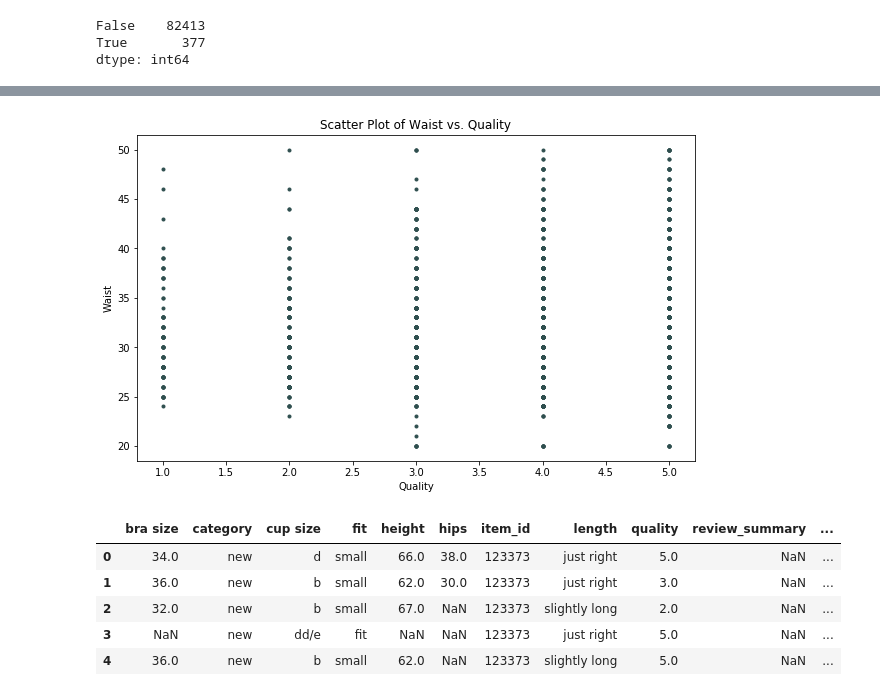
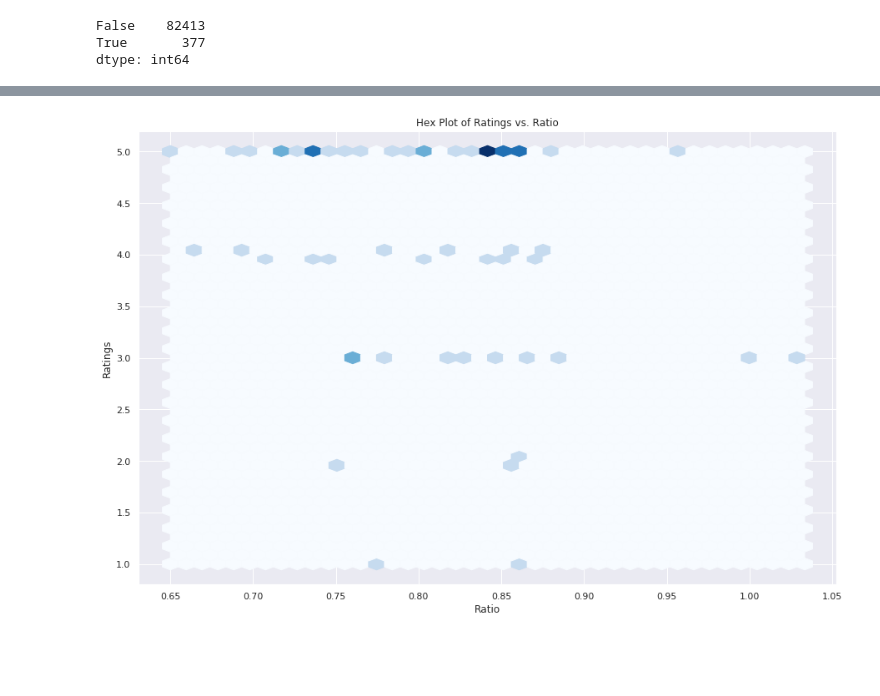
Before and after one commit to CliffordBridges/Whose-Clothes-Fit-Well, a Jupyter notebook: Allan_EDA_Cleaning.ipynb, the cells around one changed output, grey strips where cells are left out. Saved outputs shown, nothing was run; the diff lists cells and outputs as text; code cells hidden in the pictures; blank space fills up the shorter version.

```diff
--- a/Allan_EDA_Cleaning.ipynb
+++ b/Allan_EDA_Cleaning.ipynb
@@ -132,0 +132,11 @@ plt.close()
+# %%
+columns_to_drop_modcloth = [
+    'bust','shoe size','shoe width','category','review_summary','review_text','user_name'
+]
+#create a new data fram to populate missing values  in features where majority are null
+modcloth_sub = modcloth_data.drop(columns_to_drop_modcloth, axis = 1)
+
+#Drop unusable and unnecessary features just to keep original dataframe without over filling the null values
+modcloth_data.drop(columns_to_drop_modcloth, axis = 1,inplace = True)
+
+modcloth_sub.info()
@@ -144,0 +202,3 @@ plt.close()
+# %%
+modcloth_waist = modcloth_data[modcloth_data.waist.isnull()==False]
+modcloth_waist.head()
@@ -144,0 +254,6 @@ plt.close()
+# %%
+x = list(zip(modcloth_waist.waist,modcloth_waist.hips))
+ratios = fxn.hip_waist_ratio(x)
+modcloth_waist.waist = pd.Series(i[0] for i in ratios)
+modcloth_waist.hips = pd.Series(i[1] for i in ratios)
+modcloth_waist.head(10)
@@ -145,27 +272,19 @@ plt.close()
+# %%
+modcloth_waist['hip_waist_ratio'] = modcloth_waist.waist/modcloth_waist.hips
+modcloth_sub['hip_waist_ratio'] = modcloth_sub.waist/modcloth_sub.hips
 # %%
-figure = plt.figure(figsize=(10, 6))
+figure = plt.figure(figsize=(15, 10))
 
 axes = figure.add_subplot(1, 1, 1)
-axes.scatter(  modcloth_data['quality'], modcloth_data['waist'],marker=".", color="darkslategray")
+#axes.scatter(   modcloth_waist['hip_waist_ratio'],modcloth_waist['quality'],marker="o", color="darkslategray", alpha = .4)
+axes.hexbin(modcloth_waist['hip_waist_ratio'],modcloth_waist['quality'], gridsize=40, cmap=cm.Blues)
+axes.set_ylabel("Ratings")
+axes.set_xlabel("Ratio")
+axes.set_title("Hex Plot of Ratings vs. Ratio")
+plt.savefig('Rating_vs_Ratio.png')
 
-axes.set_ylabel("Waist")
-axes.set_xlabel("Quality")
-axes.set_title("Scatter Plot of Waist vs. Quality")
 
 plt.show()
 plt.close()
 # %% [output]
-[figure, old version]
+[figure, new version]
-# %%
-columns_to_drop_modcloth = [
-    'bust','shoe size','shoe width','waist'
-]
-modcloth_sub = modcloth_data.drop(columns_to_drop_modcloth, axis = 1)
-modcloth_sub.head()
-# %% [output]
-|  | bra size | category | cup size | fit | height | hips | item_id | length | quality | review_summary | ... |
-| 0 | 34.0 | new | d | small | 66.0 | 38.0 | 123373 | just right | 5.0 | NaN | ... |
-| 1 | 36.0 | new | b | small | 62.0 | 30.0 | 123373 | just right | 3.0 | NaN | ... |
-| 2 | 32.0 | new | b | small | 67.0 | NaN | 123373 | slightly long | 2.0 | NaN | ... |
-| 3 | NaN | new | dd/e | fit | NaN | NaN | 123373 | just right | 5.0 | NaN | ... |
-| 4 | 36.0 | new | b | small | 62.0 | NaN | 123373 | slightly long | 5.0 | NaN | ... |
```
Also changed, not shown: parts of 40 cells of this notebook, 3 other files.
